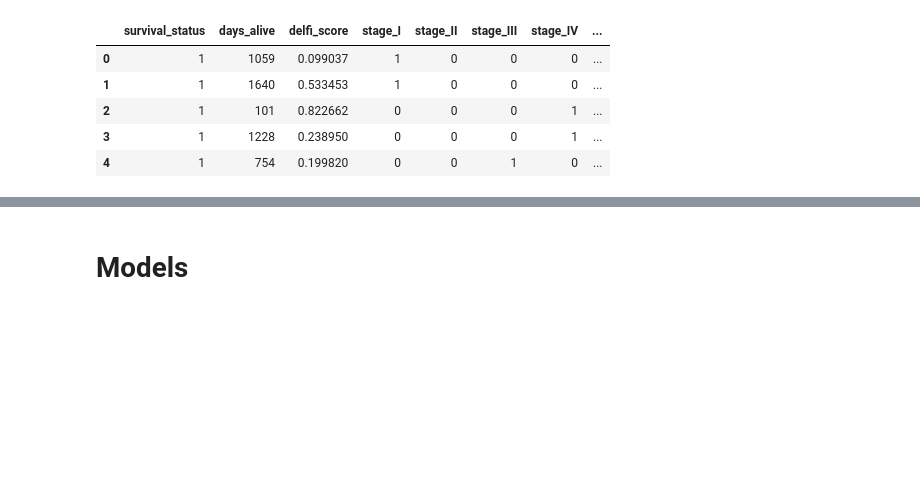
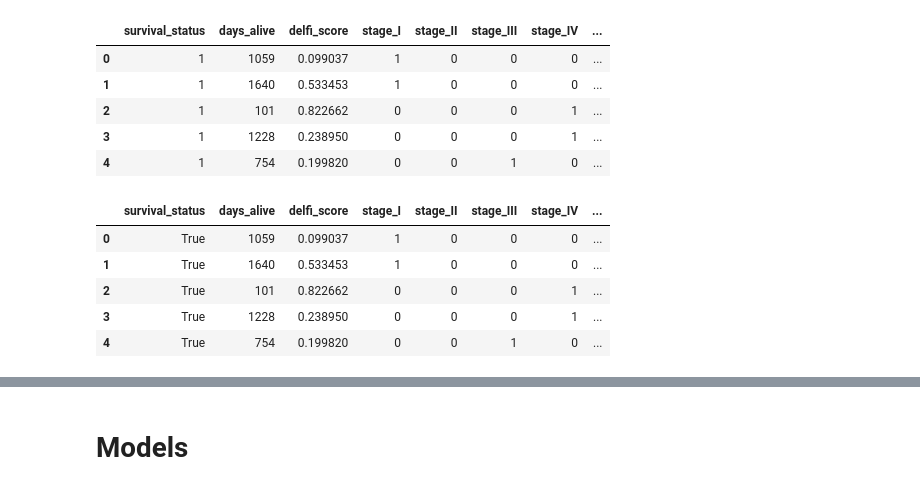
Before and after one commit to alan-w25/Cancer-Capstone, a Jupyter notebook: delfi/delfi_learning.ipynb, the cells around one changed output, grey strips where cells are left out. Drawn from its saved outputs; the diff is of its cells as text; code cells hidden in the pictures; blank space fills up the shorter version.

```diff
--- a/delfi/delfi_learning.ipynb
+++ b/delfi/delfi_learning.ipynb
@@ -56,4 +58,14 @@ data.head()
 | 2 | 1 | 101 | 0.822662 | 0 | 0 | 0 | 1 | ... |
 | 3 | 1 | 1228 | 0.238950 | 0 | 0 | 0 | 1 | ... |
 | 4 | 1 | 754 | 0.199820 | 0 | 0 | 1 | 0 | ... |
+# %%
+data['survival_status'] = data['survival_status'].astype('bool')
+data.head()
+# %% [output]
+|  | survival_status | days_alive | delfi_score | stage_I | stage_II | stage_III | stage_IV | ... |
+| 0 | True | 1059 | 0.099037 | 1 | 0 | 0 | 0 | ... |
+| 1 | True | 1640 | 0.533453 | 1 | 0 | 0 | 0 | ... |
+| 2 | True | 101 | 0.822662 | 0 | 0 | 0 | 1 | ... |
+| 3 | True | 1228 | 0.238950 | 0 | 0 | 0 | 1 | ... |
+| 4 | True | 754 | 0.199820 | 0 | 0 | 1 | 0 | ... |
 # %%
```
Also changed, not shown: parts of 16 cells of this notebook.
